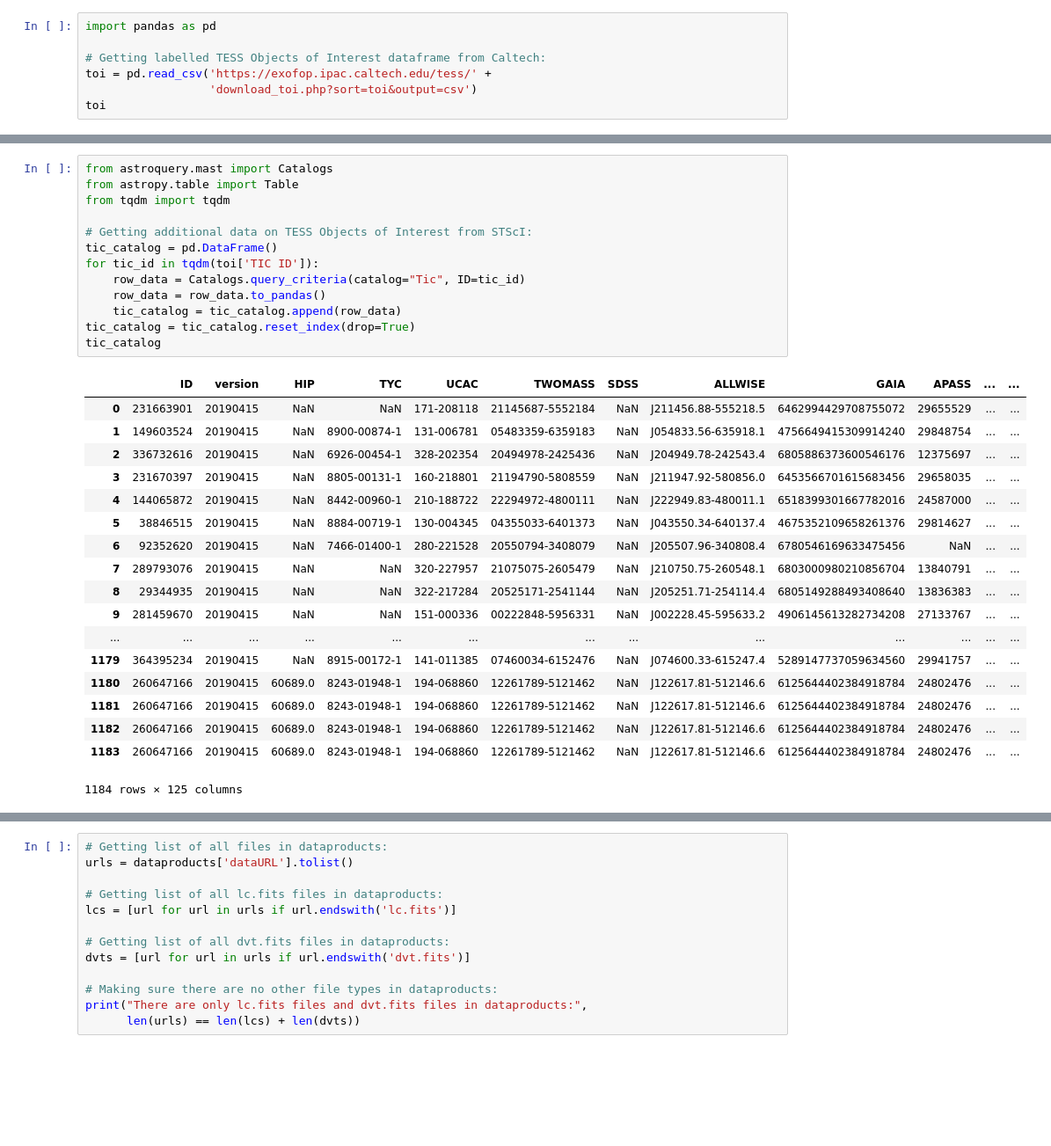
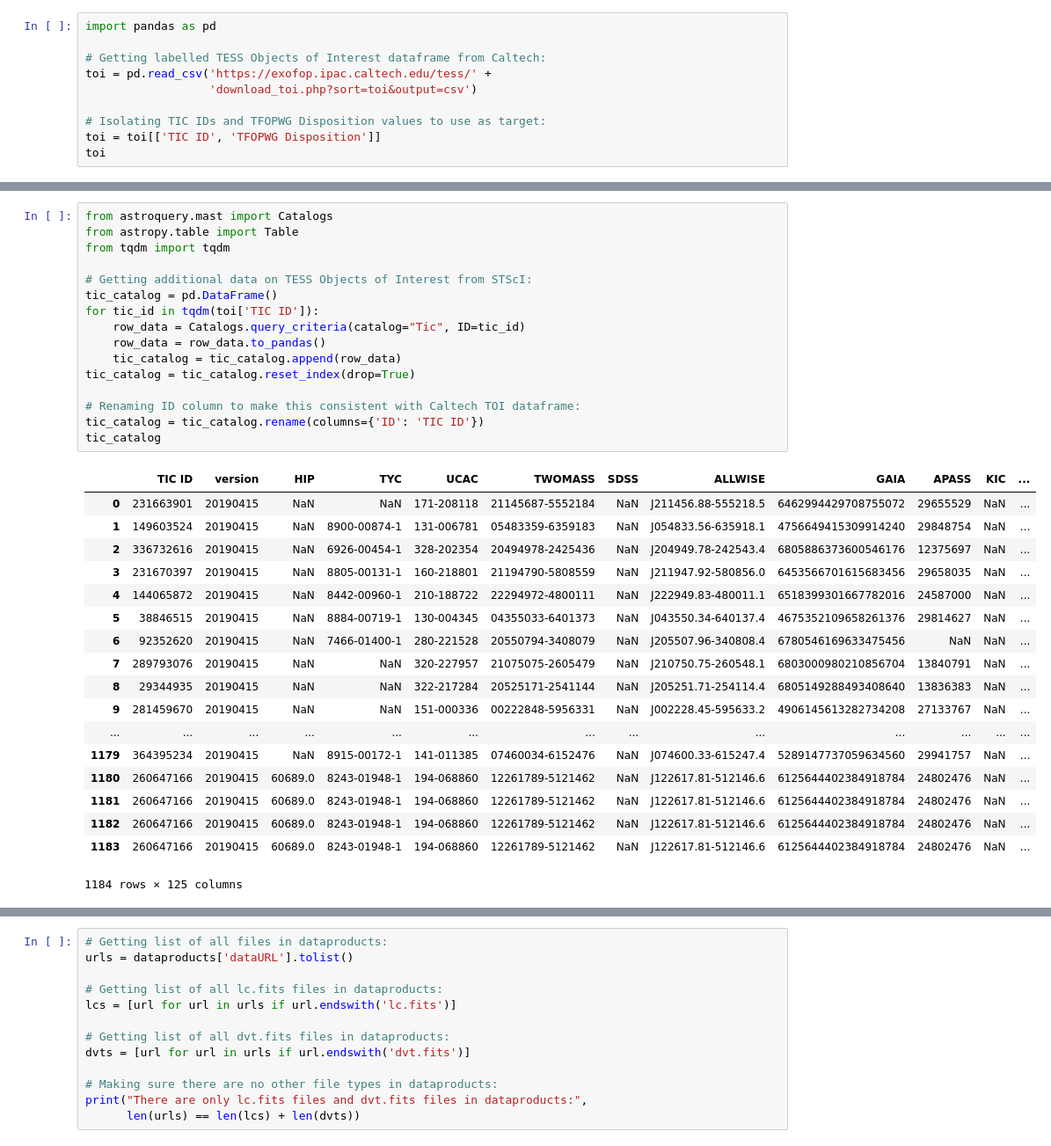
Before and after one commit to build-week-findingtess/Data-Science, a Jupyter notebook: Notebooks/Getting TESS Data.ipynb, the cells around one changed output, grey strips where cells are left out. Shown at 88% size. Drawn from its saved outputs; the diff is of its cells as text; blank space fills up the shorter version.

```diff
--- a/Notebooks/Getting TESS Data.ipynb
+++ b/Notebooks/Getting TESS Data.ipynb
@@ -4,5 +4,8 @@ import pandas as pd
 # Getting labelled TESS Objects of Interest dataframe from Caltech:
 toi = pd.read_csv('https://exofop.ipac.caltech.edu/tess/' +
                   'download_toi.php?sort=toi&output=csv')
+
+# Isolating TIC IDs and TFOPWG Disposition values to use as target:
+toi = toi[['TIC ID', 'TFOPWG Disposition']]
 toi
 # %% [output]
@@ -27,34 +30,37 @@ toi
 # %%
 from astroquery.mast import Catalogs
 from astropy.table import Table
 from tqdm import tqdm
 
 # Getting additional data on TESS Objects of Interest from STScI:
 tic_catalog = pd.DataFrame()
 for tic_id in tqdm(toi['TIC ID']):
     row_data = Catalogs.query_criteria(catalog="Tic", ID=tic_id)
     row_data = row_data.to_pandas()
     tic_catalog = tic_catalog.append(row_data)
 tic_catalog = tic_catalog.reset_index(drop=True)
+
+# Renaming ID column to make this consistent with Caltech TOI dataframe:
+tic_catalog = tic_catalog.rename(columns={'ID': 'TIC ID'})
 tic_catalog
 # %% [output]
-|  | ID | version | HIP | TYC | UCAC | TWOMASS | SDSS | ALLWISE | GAIA | APASS | ... | ... |
-| 0 | 231663901 | 20190415 | NaN | NaN | 171-208118 | 21145687-5552184 | NaN | J211456.88-555218.5 | 6462994429708755072 | 29655529 | ... | ... |
-| 1 | 149603524 | 20190415 | NaN | 8900-00874-1 | 131-006781 | 05483359-6359183 | NaN | J054833.56-635918.1 | 4756649415309914240 | 29848754 | ... | ... |
-| 2 | 336732616 | 20190415 | NaN | 6926-00454-1 | 328-202354 | 20494978-2425436 | NaN | J204949.78-242543.4 | 6805886373600546176 | 12375697 | ... | ... |
-| 3 | 231670397 | 20190415 | NaN | 8805-00131-1 | 160-218801 | 21194790-5808559 | NaN | J211947.92-580856.0 | 6453566701615683456 | 29658035 | ... | ... |
-| 4 | 144065872 | 20190415 | NaN | 8442-00960-1 | 210-188722 | 22294972-4800111 | NaN | J222949.83-480011.1 | 6518399301667782016 | 24587000 | ... | ... |
-| 5 | 38846515 | 20190415 | NaN | 8884-00719-1 | 130-004345 | 04355033-6401373 | NaN | J043550.34-640137.4 | 4675352109658261376 | 29814627 | ... | ... |
-| 6 | 92352620 | 20190415 | NaN | 7466-01400-1 | 280-221528 | 20550794-3408079 | NaN | J205507.96-340808.4 | 6780546169633475456 | NaN | ... | ... |
-| 7 | 289793076 | 20190415 | NaN | NaN | 320-227957 | 21075075-2605479 | NaN | J210750.75-260548.1 | 6803000980210856704 | 13840791 | ... | ... |
-| 8 | 29344935 | 20190415 | NaN | NaN | 322-217284 | 20525171-2541144 | NaN | J205251.71-254114.4 | 6805149288493408640 | 13836383 | ... | ... |
-| 9 | 281459670 | 20190415 | NaN | NaN | 151-000336 | 00222848-5956331 | NaN | J002228.45-595633.2 | 4906145613282734208 | 27133767 | ... | ... |
+|  | TIC ID | version | HIP | TYC | UCAC | TWOMASS | SDSS | ALLWISE | GAIA | APASS | KIC | ... |
+| 0 | 231663901 | 20190415 | NaN | NaN | 171-208118 | 21145687-5552184 | NaN | J211456.88-555218.5 | 6462994429708755072 | 29655529 | NaN | ... |
+| 1 | 149603524 | 20190415 | NaN | 8900-00874-1 | 131-006781 | 05483359-6359183 | NaN | J054833.56-635918.1 | 4756649415309914240 | 29848754 | NaN | ... |
+| 2 | 336732616 | 20190415 | NaN | 6926-00454-1 | 328-202354 | 20494978-2425436 | NaN | J204949.78-242543.4 | 6805886373600546176 | 12375697 | NaN | ... |
+| 3 | 231670397 | 20190415 | NaN | 8805-00131-1 | 160-218801 | 21194790-5808559 | NaN | J211947.92-580856.0 | 6453566701615683456 | 29658035 | NaN | ... |
+| 4 | 144065872 | 20190415 | NaN | 8442-00960-1 | 210-188722 | 22294972-4800111 | NaN | J222949.83-480011.1 | 6518399301667782016 | 24587000 | NaN | ... |
+| 5 | 38846515 | 20190415 | NaN | 8884-00719-1 | 130-004345 | 04355033-6401373 | NaN | J043550.34-640137.4 | 4675352109658261376 | 29814627 | NaN | ... |
+| 6 | 92352620 | 20190415 | NaN | 7466-01400-1 | 280-221528 | 20550794-3408079 | NaN | J205507.96-340808.4 | 6780546169633475456 | NaN | NaN | ... |
+| 7 | 289793076 | 20190415 | NaN | NaN | 320-227957 | 21075075-2605479 | NaN | J210750.75-260548.1 | 6803000980210856704 | 13840791 | NaN | ... |
+| 8 | 29344935 | 20190415 | NaN | NaN | 322-217284 | 20525171-2541144 | NaN | J205251.71-254114.4 | 6805149288493408640 | 13836383 | NaN | ... |
+| 9 | 281459670 | 20190415 | NaN | NaN | 151-000336 | 00222848-5956331 | NaN | J002228.45-595633.2 | 4906145613282734208 | 27133767 | NaN | ... |
 | ... | ... | ... | ... | ... | ... | ... | ... | ... | ... | ... | ... | ... |
-| 1179 | 364395234 | 20190415 | NaN | 8915-00172-1 | 141-011385 | 07460034-6152476 | NaN | J074600.33-615247.4 | 5289147737059634560 | 29941757 | ... | ... |
-| 1180 | 260647166 | 20190415 | 60689.0 | 8243-01948-1 | 194-068860 | 12261789-5121462 | NaN | J122617.81-512146.6 | 6125644402384918784 | 24802476 | ... | ... |
-| 1181 | 260647166 | 20190415 | 60689.0 | 8243-01948-1 | 194-068860 | 12261789-5121462 | NaN | J122617.81-512146.6 | 6125644402384918784 | 24802476 | ... | ... |
-| 1182 | 260647166 | 20190415 | 60689.0 | 8243-01948-1 | 194-068860 | 12261789-5121462 | NaN | J122617.81-512146.6 | 6125644402384918784 | 24802476 | ... | ... |
-| 1183 | 260647166 | 20190415 | 60689.0 | 8243-01948-1 | 194-068860 | 12261789-5121462 | NaN | J122617.81-512146.6 | 6125644402384918784 | 24802476 | ... | ... |
+| 1179 | 364395234 | 20190415 | NaN | 8915-00172-1 | 141-011385 | 07460034-6152476 | NaN | J074600.33-615247.4 | 5289147737059634560 | 29941757 | NaN | ... |
+| 1180 | 260647166 | 20190415 | 60689.0 | 8243-01948-1 | 194-068860 | 12261789-5121462 | NaN | J122617.81-512146.6 | 6125644402384918784 | 24802476 | NaN | ... |
+| 1181 | 260647166 | 20190415 | 60689.0 | 8243-01948-1 | 194-068860 | 12261789-5121462 | NaN | J122617.81-512146.6 | 6125644402384918784 | 24802476 | NaN | ... |
+| 1182 | 260647166 | 20190415 | 60689.0 | 8243-01948-1 | 194-068860 | 12261789-5121462 | NaN | J122617.81-512146.6 | 6125644402384918784 | 24802476 | NaN | ... |
+| 1183 | 260647166 | 20190415 | 60689.0 | 8243-01948-1 | 194-068860 | 12261789-5121462 | NaN | J122617.81-512146.6 | 6125644402384918784 | 24802476 | NaN | ... |
 1184 rows × 125 columns
 # %%
 from astroquery.mast import Observations
```
Also changed, not shown: parts of 5 cells of this notebook, 3 other files.
